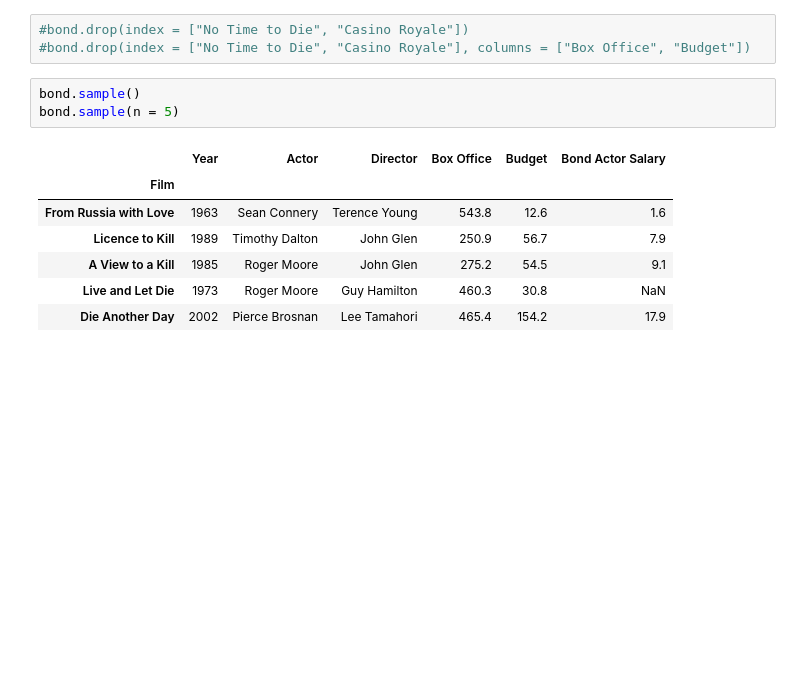
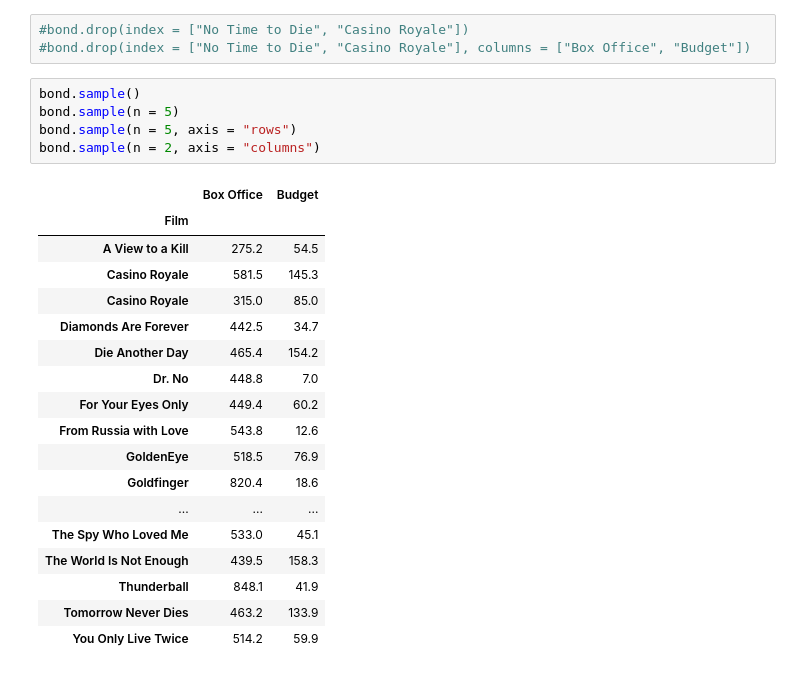
Before and after one commit to mendes078/Dados, a Jupyter notebook: Arquivos/06 - DataFrame III.ipynb, the cells around one changed output. Cells and saved outputs as stored; diff of their text form; blank space fills up the shorter version.

```diff
--- a/Arquivos/06 - DataFrame III.ipynb
+++ b/Arquivos/06 - DataFrame III.ipynb
@@ -225,11 +225,24 @@ bond
 # %%
 bond.sample()
 bond.sample(n = 5)
+bond.sample(n = 5, axis = "rows")
+bond.sample(n = 2, axis = "columns")
 # %% [output]
-|  | Year | Actor | Director | Box Office | Budget | Bond Actor Salary |
-| Film |  |  |  |  |  |  |
-| From Russia with Love | 1963 | Sean Connery | Terence Young | 543.8 | 12.6 | 1.6 |
-| Licence to Kill | 1989 | Timothy Dalton | John Glen | 250.9 | 56.7 | 7.9 |
-| A View to a Kill | 1985 | Roger Moore | John Glen | 275.2 | 54.5 | 9.1 |
-| Live and Let Die | 1973 | Roger Moore | Guy Hamilton | 460.3 | 30.8 | NaN |
-| Die Another Day | 2002 | Pierce Brosnan | Lee Tamahori | 465.4 | 154.2 | 17.9 |
+|  | Box Office | Budget |
+| Film |  |  |
+| A View to a Kill | 275.2 | 54.5 |
+| Casino Royale | 581.5 | 145.3 |
+| Casino Royale | 315.0 | 85.0 |
+| Diamonds Are Forever | 442.5 | 34.7 |
+| Die Another Day | 465.4 | 154.2 |
+| Dr. No | 448.8 | 7.0 |
+| For Your Eyes Only | 449.4 | 60.2 |
+| From Russia with Love | 543.8 | 12.6 |
+| GoldenEye | 518.5 | 76.9 |
+| Goldfinger | 820.4 | 18.6 |
+| ... | ... | ... |
+| The Spy Who Loved Me | 533.0 | 45.1 |
+| The World Is Not Enough | 439.5 | 158.3 |
+| Thunderball | 848.1 | 41.9 |
+| Tomorrow Never Dies | 463.2 | 133.9 |
+| You Only Live Twice | 514.2 | 59.9 |
```
Also changed, not shown: parts of 1 cell of this notebook.
